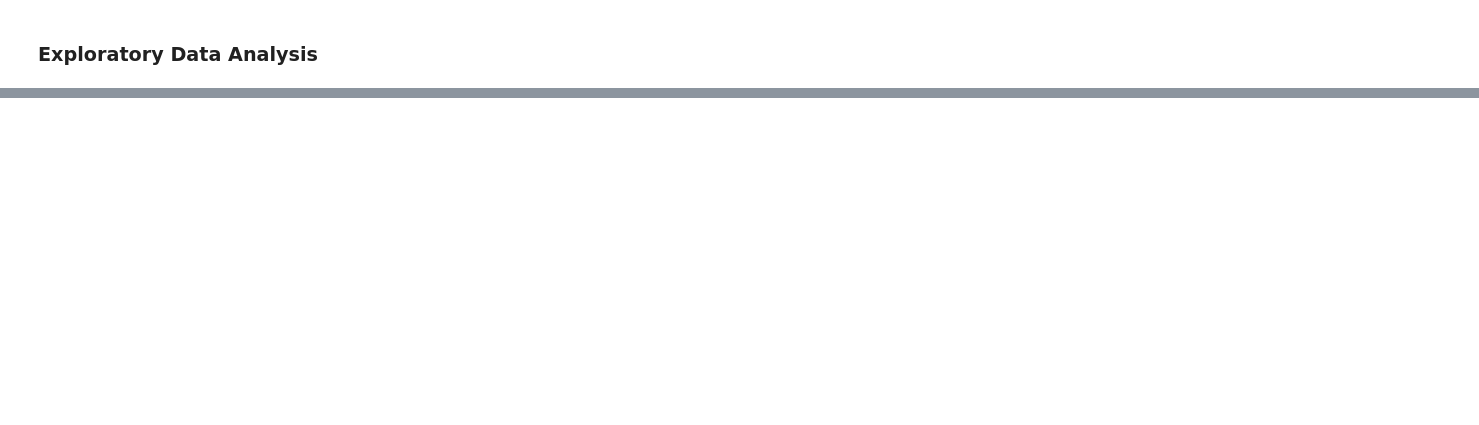
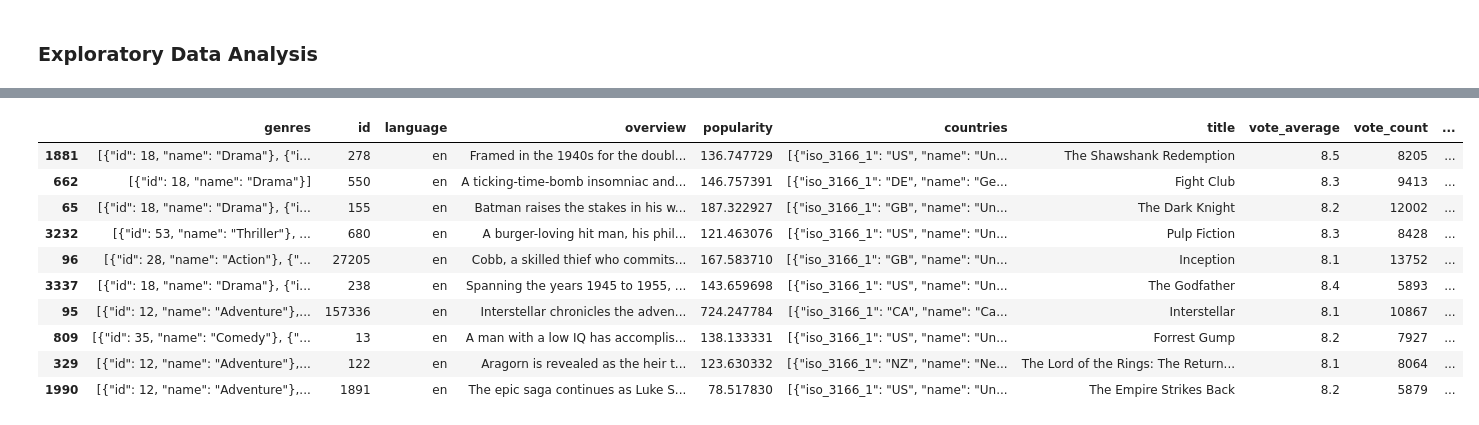
Before and after one commit to faisalbegins/recommender-ml, a Jupyter notebook: notebooks/recommender.ipynb, the cells around one changed output, grey strips where cells are left out. Saved outputs shown, nothing was run; the diff lists cells and outputs as text; code cells hidden in the pictures; blank space fills up the shorter version.

```diff
--- a/notebooks/recommender.ipynb
+++ b/notebooks/recommender.ipynb
@@ -60,0 +138,4 @@ qualified_movies = prepare_data_based_on_score.execute(df)
+# %%
+# find minimum vote requires to be listed
+m = df['vote_count'].quantile(.9)
+m
@@ -60,0 +144,4 @@ qualified_movies = prepare_data_based_on_score.execute(df)
+# %%
+# all all the movies that matches minimum vote requirments
+qualified_movies = df.copy().loc[df['vote_count'] >= m]
+qualified_movies.shape
@@ -61 +150,11 @@ qualified_movies = prepare_data_based_on_score.execute(df)
+# %%
+# weighted rating calculation
+def weighted_rating(x, m=m, C=C):
+    v = x['vote_count']
+    R = x['vote_average']
+    # Calculation based on the IMDB formula
+    return (v/(v+m) * R) + (m/(m+v) * C)
+# %%
+# Add a new feature 'score' and calculate its value with `weighted_rating()`
+qualified_movies['score'] = qualified_movies.apply(weighted_rating, axis=1)
 # %%
@@ -83,0 +170,18 @@ qualified_movies.loc[0:1]
+# %%
+# find top trending movies based on score
+trending_movies = qualified_movies.sort_values('score', ascending=False)
+
+#Print the top 10 movies
+trending_movies.head(10)
+# %% [output]
+|  | genres | id | language | overview | popularity | countries | title | vote_average | vote_count | ... |
+| 1881 | [{"id": 18, "name": "Drama"}, {"i... | 278 | en | Framed in the 1940s for the doubl... | 136.747729 | [{"iso_3166_1": "US", "name": "Un... | The Shawshank Redemption | 8.5 | 8205 | ... |
+| 662 | [{"id": 18, "name": "Drama"}] | 550 | en | A ticking-time-bomb insomniac and... | 146.757391 | [{"iso_3166_1": "DE", "name": "Ge... | Fight Club | 8.3 | 9413 | ... |
+| 65 | [{"id": 18, "name": "Drama"}, {"i... | 155 | en | Batman raises the stakes in his w... | 187.322927 | [{"iso_3166_1": "GB", "name": "Un... | The Dark Knight | 8.2 | 12002 | ... |
+| 3232 | [{"id": 53, "name": "Thriller"}, ... | 680 | en | A burger-loving hit man, his phil... | 121.463076 | [{"iso_3166_1": "US", "name": "Un... | Pulp Fiction | 8.3 | 8428 | ... |
+| 96 | [{"id": 28, "name": "Action"}, {"... | 27205 | en | Cobb, a skilled thief who commits... | 167.583710 | [{"iso_3166_1": "GB", "name": "Un... | Inception | 8.1 | 13752 | ... |
+| 3337 | [{"id": 18, "name": "Drama"}, {"i... | 238 | en | Spanning the years 1945 to 1955, ... | 143.659698 | [{"iso_3166_1": "US", "name": "Un... | The Godfather | 8.4 | 5893 | ... |
+| 95 | [{"id": 12, "name": "Adventure"},... | 157336 | en | Interstellar chronicles the adven... | 724.247784 | [{"iso_3166_1": "CA", "name": "Ca... | Interstellar | 8.1 | 10867 | ... |
+| 809 | [{"id": 35, "name": "Comedy"}, {"... | 13 | en | A man with a low IQ has accomplis... | 138.133331 | [{"iso_3166_1": "US", "name": "Un... | Forrest Gump | 8.2 | 7927 | ... |
+| 329 | [{"id": 12, "name": "Adventure"},... | 122 | en | Aragorn is revealed as the heir t... | 123.630332 | [{"iso_3166_1": "NZ", "name": "Ne... | The Lord of the Rings: The Return... | 8.1 | 8064 | ... |
+| 1990 | [{"id": 12, "name": "Adventure"},... | 1891 | en | The epic saga continues as Luke S... | 78.517830 | [{"iso_3166_1": "US", "name": "Un... | The Empire Strikes Back | 8.2 | 5879 | ... |
```
Also changed, not shown: parts of 29 cells of this notebook.
